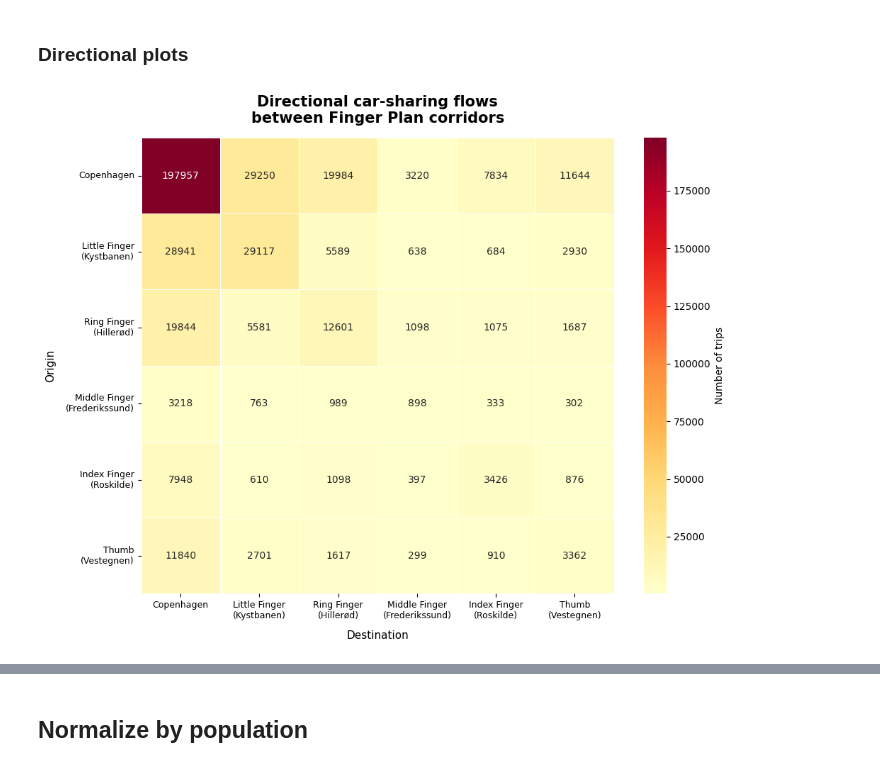
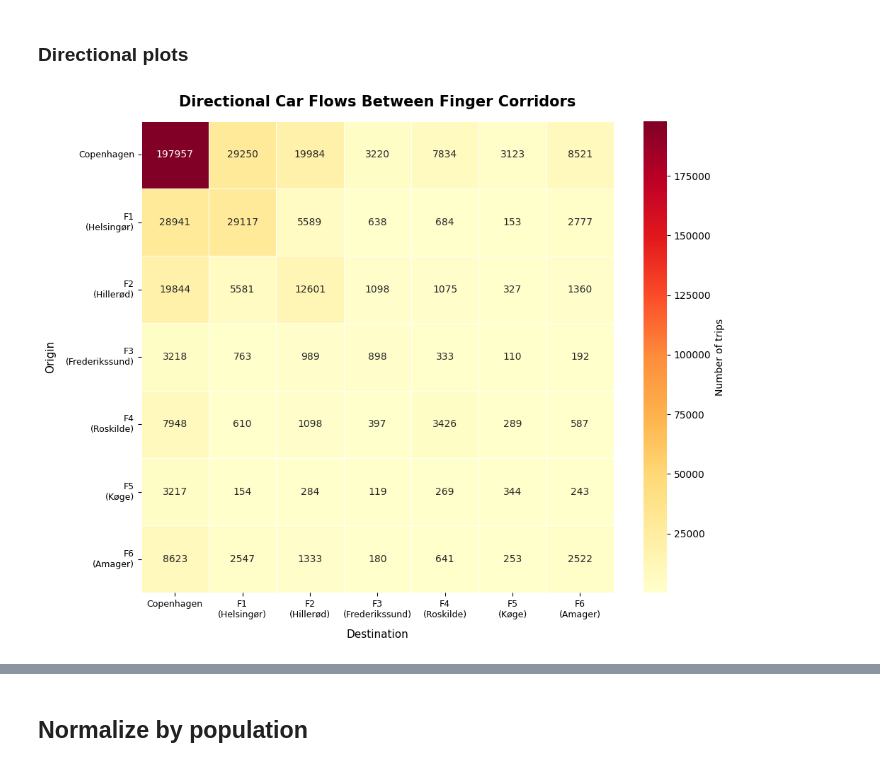
Before and after one commit to florentinafabregas/geospatial, a Jupyter notebook: notebooks/flows.ipynb, the cells around one changed output, grey strips where cells are left out. Drawn from its saved outputs; the diff is of its cells as text; code cells hidden in the pictures.

Commit message:
add: fix flow notebook

```diff
--- a/notebooks/flows.ipynb
+++ b/notebooks/flows.ipynb
@@ -484,18 +345,0 @@ finger_colors = {
-# %%
-# Flow no-cph
-
-area_to_finger = {area: finger for area, finger in finger_map.items()
-                  if finger != 'Copenhagen'}
-
-df['finger_start'] = df['start_area_name'].map(finger_map)
-df['finger_end']   = df['end_area_name'].map(finger_map)
-
-flows_no_cph = (
-    df[
-        (df['finger_start'] != 'Copenhagen') &
-        (df['finger_end']   != 'Copenhagen')
-    ]
-    .groupby(['start_area_name', 'end_area_name'])
-    .size()
-    .reset_index(name='flow')
-)
@@ -552,0 +360,7 @@ plt.show();
+# %%
+
+suburban_areas = [area for area, finger in finger_map.items()
+                  if finger != 'Copenhagen']
+
+area_idx = {area: i for i, area in enumerate(suburban_areas)}
+N = len(suburban_areas)
@@ -561,20 +396,22 @@ flows_fingers_dir = (
 # %%
 finger_order = [
     'Copenhagen',
-    'F1 North',
+    'F1 Helsingør',
     'F2 Hillerød',
     'F3 Frederikssund',
     'F4 Roskilde',
-    'F5 Vestegnen',
+    'F5 Køge',
+    'F6 Amager',
 ]
 
 label_map = {
-    'Copenhagen':      'Copenhagen',
-    'F1 North':        'Little Finger\n(Kystbanen)',
-    'F2 Hillerød':     'Ring Finger\n(Hillerød)',
-    'F3 Frederikssund':'Middle Finger\n(Frederikssund)',
-    'F4 Roskilde':     'Index Finger\n(Roskilde)',
-    'F5 Vestegnen':    'Thumb\n(Vestegnen)',
+    'Copenhagen':       'Copenhagen',
+    'F1 Helsingør':     'F1\n(Helsingør)',
+    'F2 Hillerød':      'F2\n(Hillerød)',
+    'F3 Frederikssund': 'F3\n(Frederikssund)',
+    'F4 Roskilde':      'F4\n(Roskilde)',
+    'F5 Køge':          'F5\n(Køge)',
+    'F6 Amager':        'F6\n(Amager)',
 }
 # %%
 # Pivot to matrix
@@ -592,26 +429,26 @@ pivot.columns = [label_map[c] for c in pivot.columns]
 # %%
 fig, ax = plt.subplots(figsize=(10, 8))
 
 sns.heatmap(
     pivot,
     annot=True,
     fmt='d',
     cmap='YlOrRd',
     linewidths=0.5,
     linecolor='white',
     ax=ax,
     cbar_kws={'label': 'Number of trips'},
 )
 
-ax.set_title('Directional car-sharing flows\nbetween Finger Plan corridors',
+ax.set_title('Directional Car Flows Between Finger Corridors',
              fontsize=15, fontweight='bold', pad=15)
 ax.set_xlabel('Destination', fontsize=11, labelpad=10)
 ax.set_ylabel('Origin', fontsize=11, labelpad=10)
 ax.tick_params(axis='x', labelsize=9)
 ax.tick_params(axis='y', labelsize=9, rotation=0)
 
 plt.tight_layout()
 plt.savefig("../artifacts/heatmap_fingers.png", dpi=150, bbox_inches='tight')
 plt.show()
 # %% [output]
-[figure, old version]
+[figure, new version]
```
Also changed, not shown: parts of 34 cells of this notebook.
